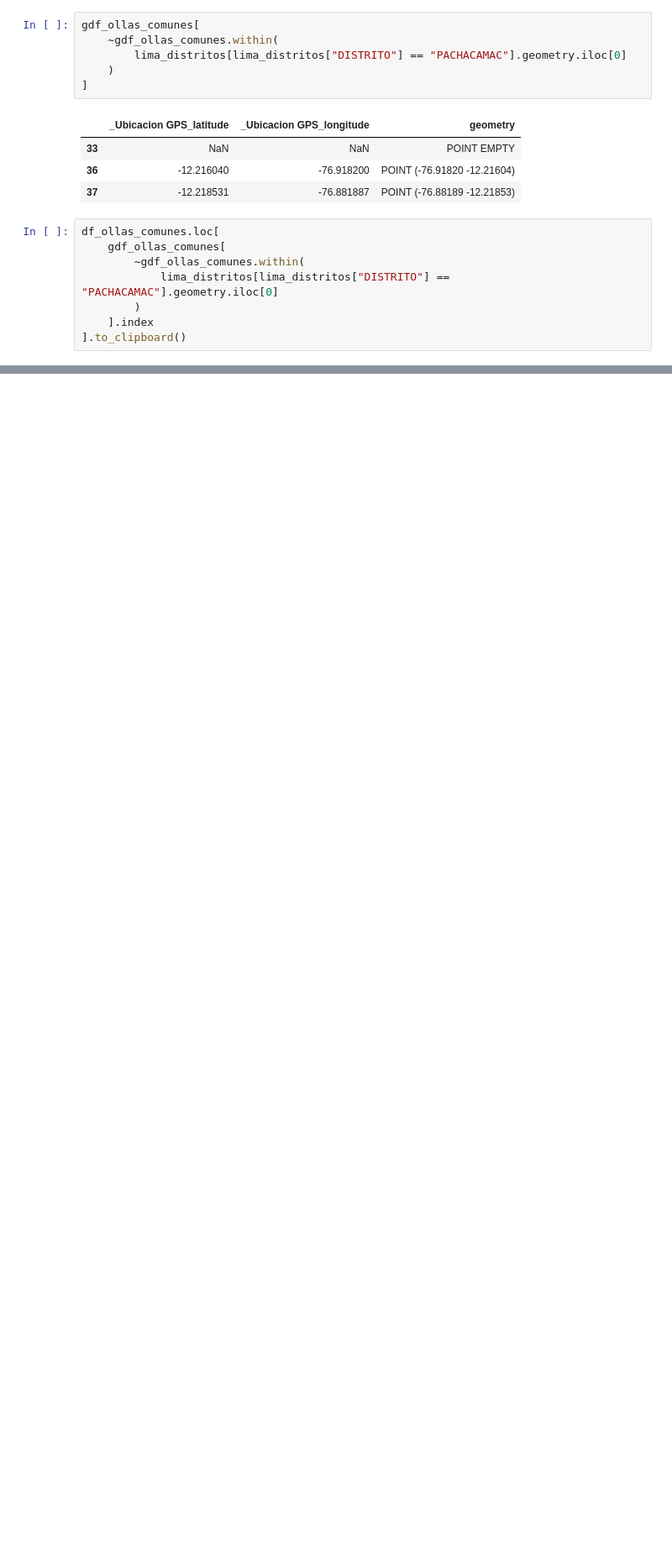
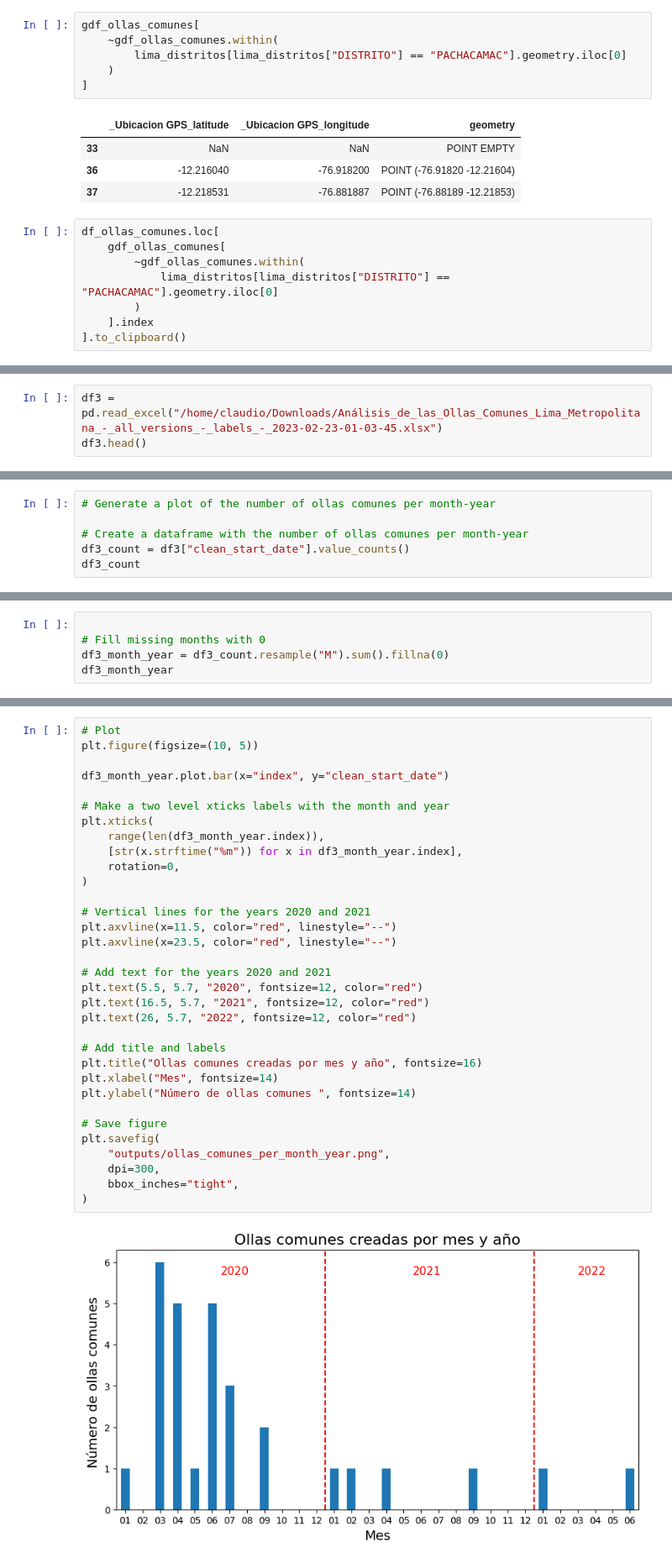
Before and after one commit to Claudio9701/proyecto-foodhub-lima, a Jupyter notebook: OllasComunesMaps.ipynb, the cells around one changed output, grey strips where cells are left out. Shown at 84% size. Drawn from its saved outputs; the diff is of its cells as text; blank space fills up the shorter version.

Commit message:
add count time series

```diff
--- a/OllasComunesMaps.ipynb
+++ b/OllasComunesMaps.ipynb
@@ -230,0 +265,3 @@ See: https://matplotlib.org/stable/tutorials/intermediate/legend_guide.html#impl
+# %%
+df3 = pd.read_excel("/home/claudio/Downloads/Análisis_de_las_Ollas_Comunes_Lima_Metropolitana_-_all_versions_-_labels_-_2023-02-23-01-03-45.xlsx")
+df3.head()
@@ -230,0 +340,6 @@ See: https://matplotlib.org/stable/tutorials/intermediate/legend_guide.html#impl
+# %%
+# Generate a plot of the number of ollas comunes per month-year
+
+# Create a dataframe with the number of ollas comunes per month-year
+df3_count = df3["clean_start_date"].value_counts()
+df3_count
@@ -230,0 +364,5 @@ See: https://matplotlib.org/stable/tutorials/intermediate/legend_guide.html#impl
+# %%
+
+# Fill missing months with 0
+df3_month_year = df3_count.resample("M").sum().fillna(0)
+df3_month_year
@@ -230,0 +387,35 @@ See: https://matplotlib.org/stable/tutorials/intermediate/legend_guide.html#impl
+# %%
+# Plot
+plt.figure(figsize=(10, 5))
+
+df3_month_year.plot.bar(x="index", y="clean_start_date")
+
+# Make a two level xticks labels with the month and year
+plt.xticks(
+    range(len(df3_month_year.index)),
+    [str(x.strftime("%m")) for x in df3_month_year.index],
+    rotation=0,
+)
+
+# Vertical lines for the years 2020 and 2021
+plt.axvline(x=11.5, color="red", linestyle="--")
+plt.axvline(x=23.5, color="red", linestyle="--")
+
+# Add text for the years 2020 and 2021
+plt.text(5.5, 5.7, "2020", fontsize=12, color="red")
+plt.text(16.5, 5.7, "2021", fontsize=12, color="red")
+plt.text(26, 5.7, "2022", fontsize=12, color="red")
+
+# Add title and labels
+plt.title("Ollas comunes creadas por mes y año", fontsize=16)
+plt.xlabel("Mes", fontsize=14)
+plt.ylabel("Número de ollas comunes ", fontsize=14)
+
+# Save figure
+plt.savefig(
+    "outputs/ollas_comunes_per_month_year.png",
+    dpi=300,
+    bbox_inches="tight",
+)
+# %% [output]
+[figure, added]
```
Also changed, not shown: parts of 20 cells of this notebook.
